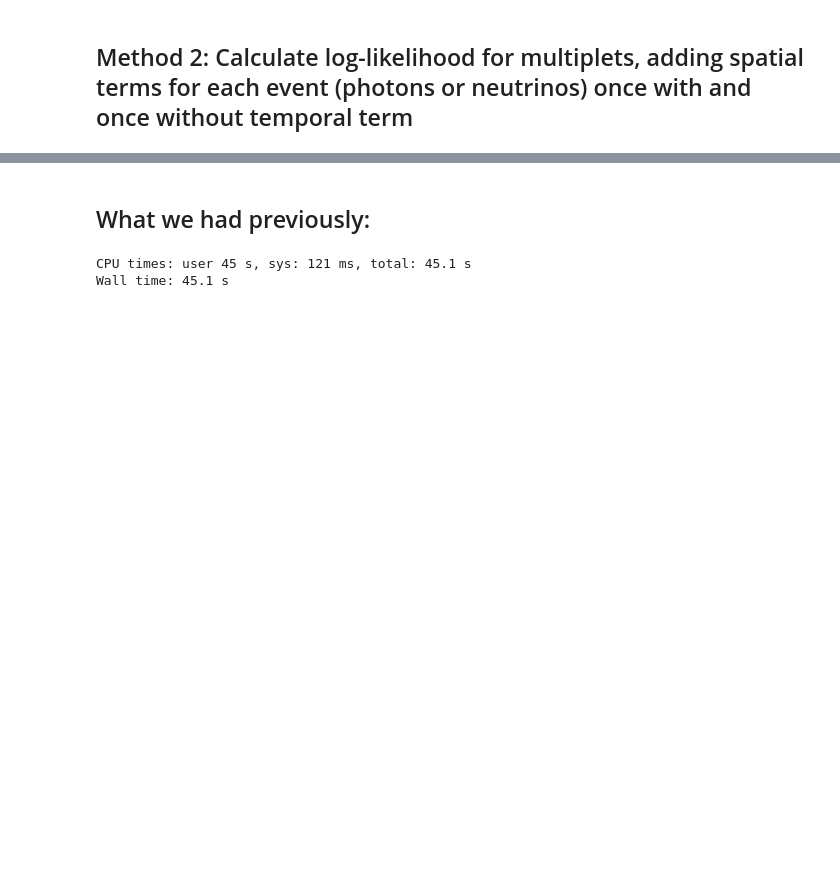
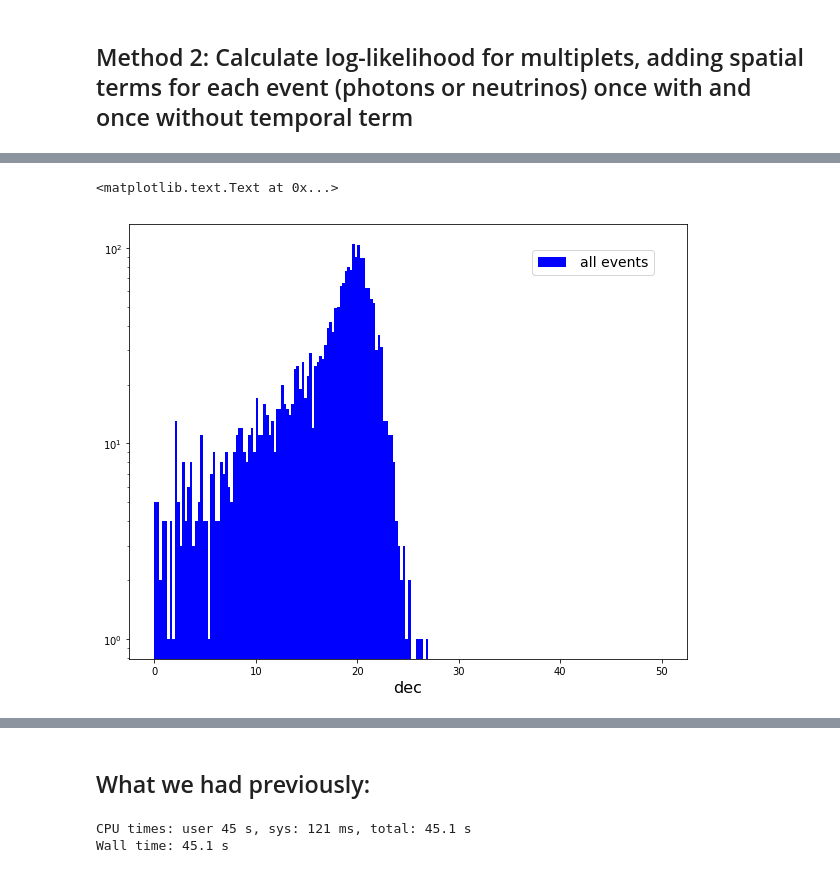
Before and after one commit to hayalaso/Analyses_AMON, a Jupyter notebook: HAWC_IC/multi_correlation_analysis.ipynb, the cells around one changed output, grey strips where cells are left out. Saved outputs shown, nothing was run; the diff lists cells and outputs as text; code cells hidden in the pictures; blank space fills up the shorter version.

```diff
--- a/HAWC_IC/multi_correlation_analysis.ipynb
+++ b/HAWC_IC/multi_correlation_analysis.ipynb
@@ -186,7 +186,9 @@ dfic.head(5)
 # Define an initial log-likelihood for each event (dec and ra are coordinates of the source position)
 def loglh(dec1,ra1,dec,ra,sigma1,bkgterm):
     spc=np.deg2rad(spcang(ra1,ra,dec1,dec))
-    return -spc**2/(2*(np.deg2rad(sigma1))**2)-1/2*np.log(2*np.pi*(np.deg2rad(sigma1))**2)-np.log(bkgterm)
+    #s = np.deg2rad(sigma1)**2+np.deg2rad(sigma)**2
+    return -spc**2/(2*(np.deg2rad(sigma1))**2) - 0.5*np.log(2*np.pi*(np.deg2rad(sigma1))**2)-np.log(bkgterm)
+    #return -spc**2/(2*s)-1/2*np.log(2*np.pi*s)#-np.log(bkgterm)
 
 # Find total log-likelihood considering multiplets: only spatial terms
 def tloglh(dec,ra,events):
@@ -593,0 +486,26 @@ xlabel(r'llh',fontsize=16)
+# %%
+# # Plot the histogram of llh values
+
+_=plt.hist(likelihood,
+         #cumulative=True,normed=1,histtype='step',
+         log=True,
+         color='b',
+         lw=1.5,
+         bins=200,
+         range=[0,50],
+         label=r'all events')
+# _=plt.hist(,
+#          #cumulative=True,normed=1,histtype='step',
+#          log=True,
+#          color='r',
+#          lw=1.5,
+#          bins=100,
+#          alpha=0.5,
+#          label=r'multiplets')
+l=legend(bbox_to_anchor=(0.94,0.94),loc=1,borderaxespad=0,numpoints=1,fancybox=True,
+         handletextpad=1,handlelength=2,prop={'size':14})
+xlabel(r'dec',fontsize=16)
+#savefig('llh_multiplets_spc.png')
+# %% [output]
+<matplotlib.text.Text at 0x...>
+[figure, added]
```
Also changed, not shown: parts of 52 cells of this notebook.
